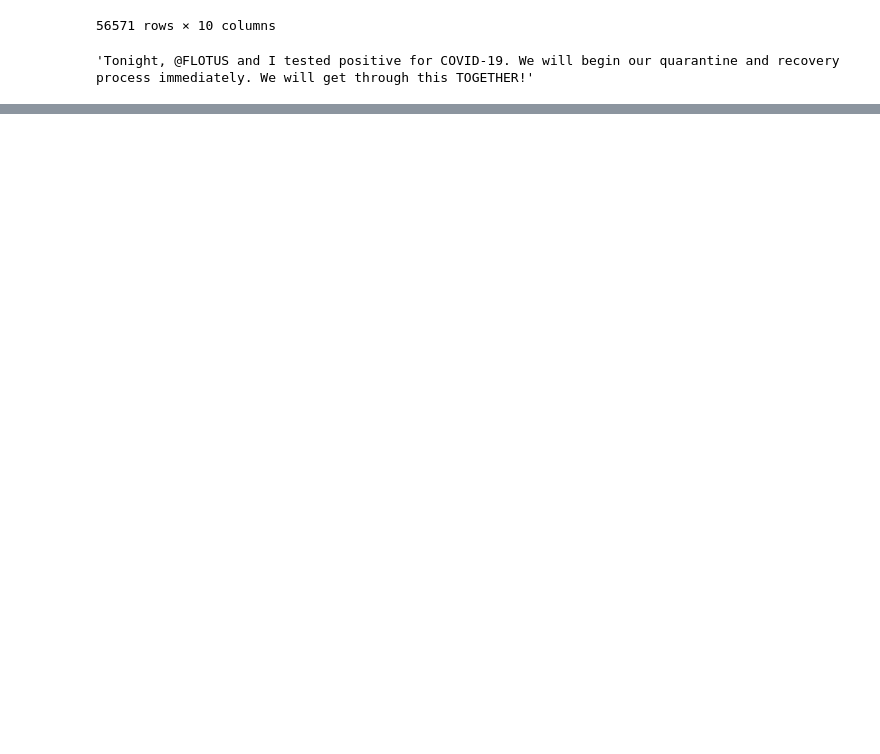
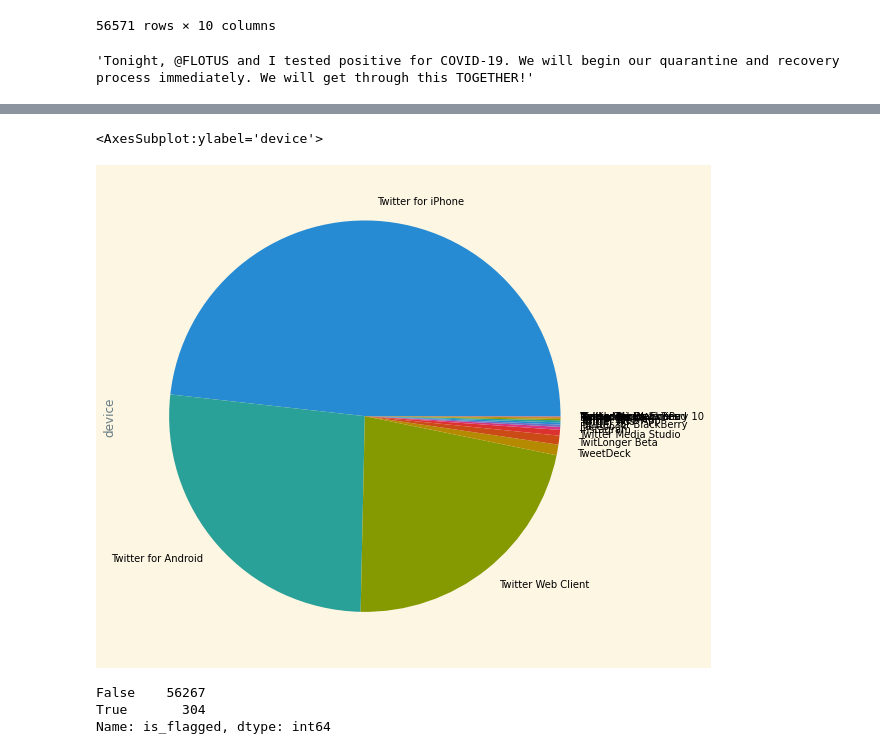
Before and after one commit to Chiuchiyin/Coding-fun, a Jupyter notebook: Trump tweets/Final-Project-Trump-Tweets.ipynb, the cells around one changed output, grey strips where cells are left out. Drawn from its saved outputs; the diff is of its cells as text; code cells hidden in the pictures; blank space fills up the shorter version.

```diff
--- a/Trump tweets/Final-Project-Trump-Tweets.ipynb
+++ b/Trump tweets/Final-Project-Trump-Tweets.ipynb
@@ -46,0 +145,11 @@ display(trump_tweets.text.iloc[11759])
+# %%
+trump_tweets.device.value_counts().plot.pie()
+# %% [output]
+<AxesSubplot:ylabel='device'>
+[figure, added]
+# %%
+trump_tweets.is_flagged.value_counts()
+# %% [output]
+False    56267
+True       304
+Name: is_flagged, dtype: int64
```
Also changed, not shown: parts of 63 cells of this notebook, 4 other files.
